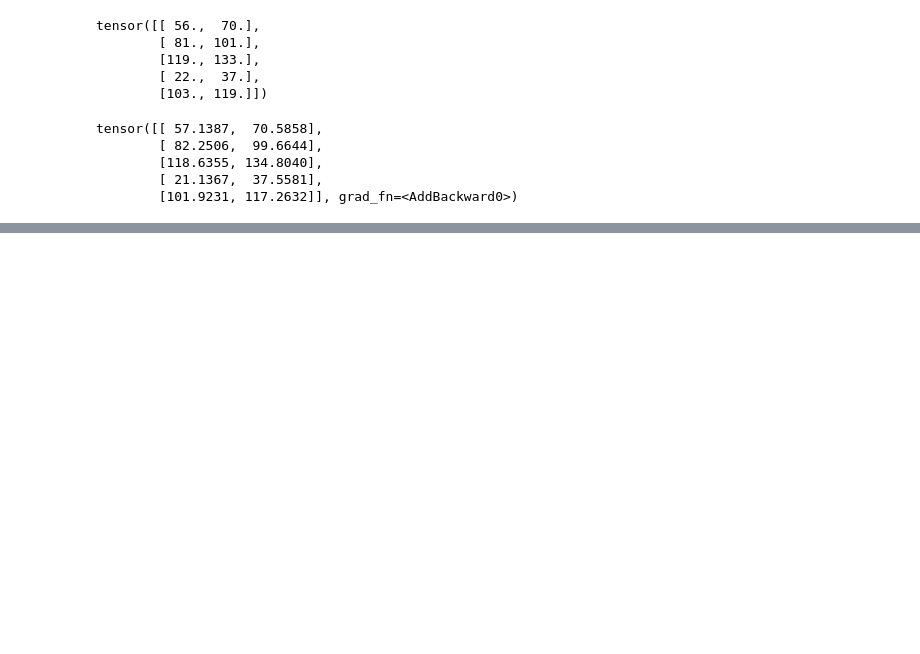
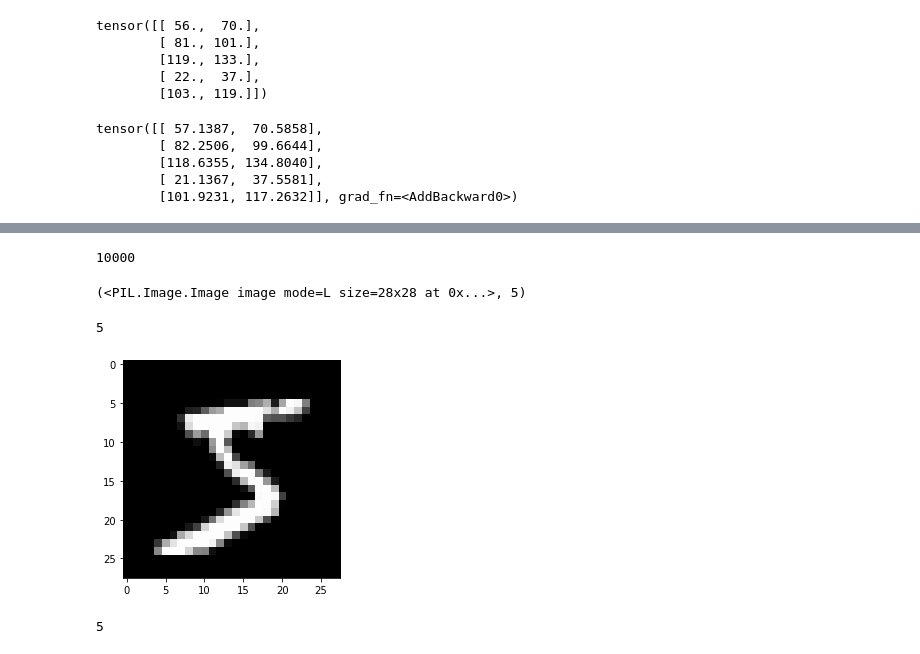
Before and after one commit to Mohebujjaman/PracticalMachineLearning, a Jupyter notebook: Untitled0.ipynb, the cells around one changed output, grey strips where cells are left out. Cells and saved outputs as stored; diff of their text form; code cells hidden in the pictures; blank space fills up the shorter version.

```diff
--- a/Untitled0.ipynb
+++ b/Untitled0.ipynb
@@ -317,0 +597,2 @@ tensor([[ 57.1387,  70.5858],
+# %%
+dataset=MNIST(root='data/', download=True)
@@ -317,0 +621,8 @@ tensor([[ 57.1387,  70.5858],
+# %%
+len(train_dataset)
+# %% [output]
+10000
+# %%
+dataset[0]
+# %% [output]
+(<PIL.Image.Image image mode=L size=28x28 at 0x...>, 5)
@@ -317,0 +633,11 @@ tensor([[ 57.1387,  70.5858],
+# %%
+image, label=dataset[0]
+plt.imshow(image,cmap='gray')
+print(label)
+# %% [output]
+5
+[figure, added]
+# %%
+label
+# %% [output]
+5
```
Also changed, not shown: parts of 49 cells of this notebook.
